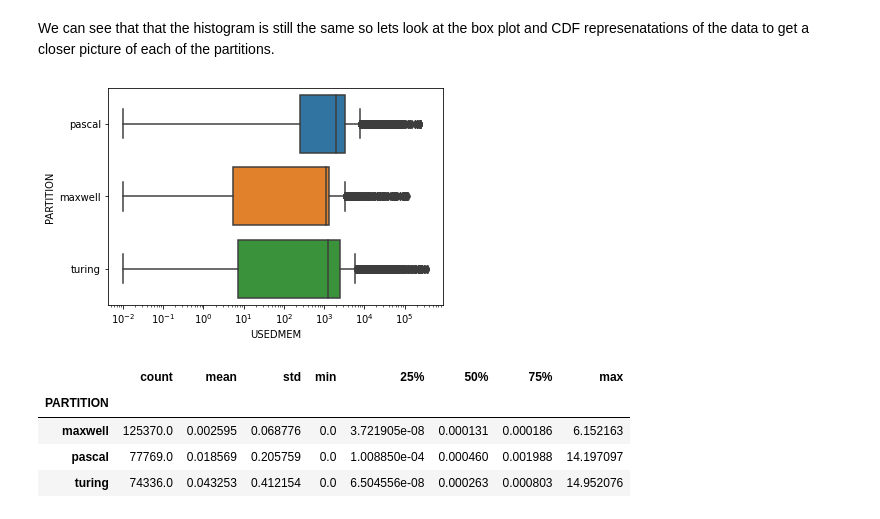
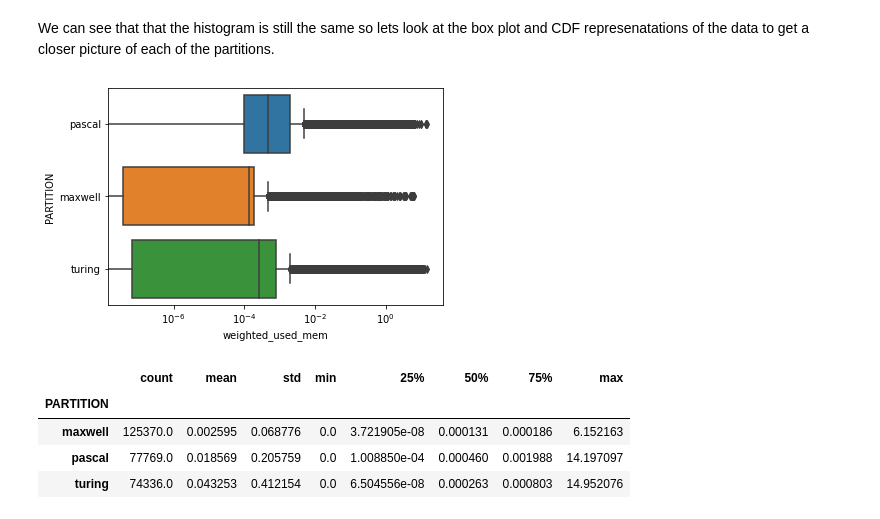
Before and after one commit to nss-data-science-cohort-6/accre_project-malted_milk_balls, a Jupyter notebook: notebooks/ACCRE_data_notebook.ipynb, the cells around one changed output. Saved outputs shown, nothing was run; the diff lists cells and outputs as text; code cells hidden in the pictures.

Commit message:
Added new charts for Q1-Q3

```diff
--- a/notebooks/ACCRE_data_notebook.ipynb
+++ b/notebooks/ACCRE_data_notebook.ipynb
@@ -69,11 +69,11 @@ plt.show()
 # %% [markdown]
 We can see that that the histogram is still the same so lets look at the box plot and CDF represenatations of the data to get a closer picture of each of the partitions.
 # %%
-boxplot = sns.boxplot(x = data['USEDMEM'], y = data['PARTITION'])
+boxplot = sns.boxplot(x = data['weighted_used_mem'], y = data['PARTITION'])
 boxplot.set(xscale= 'log')
 plt.show()
 # %% [output]
-[figure, old version]
+[figure, new version]
 # %%
 data['weighted_used_mem'].groupby(data['PARTITION']).describe()
 # %% [output]
```
Also changed, not shown: parts of 12 cells of this notebook.
